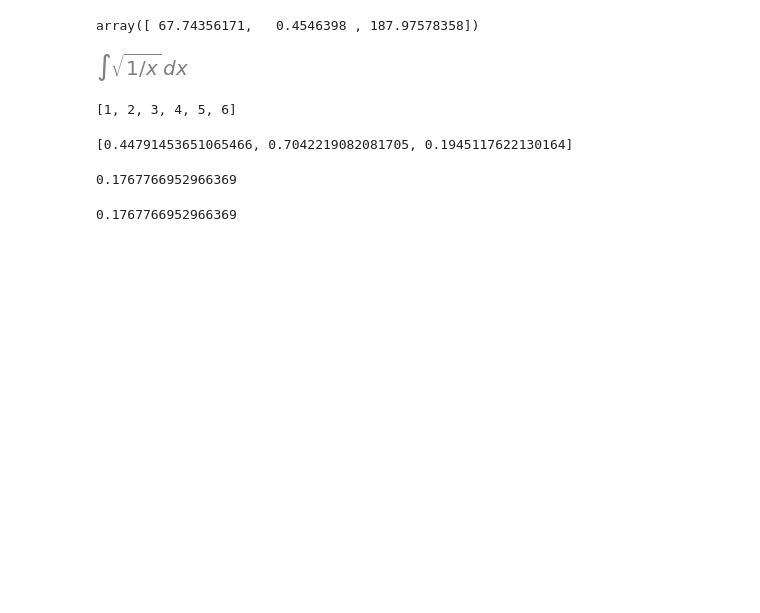
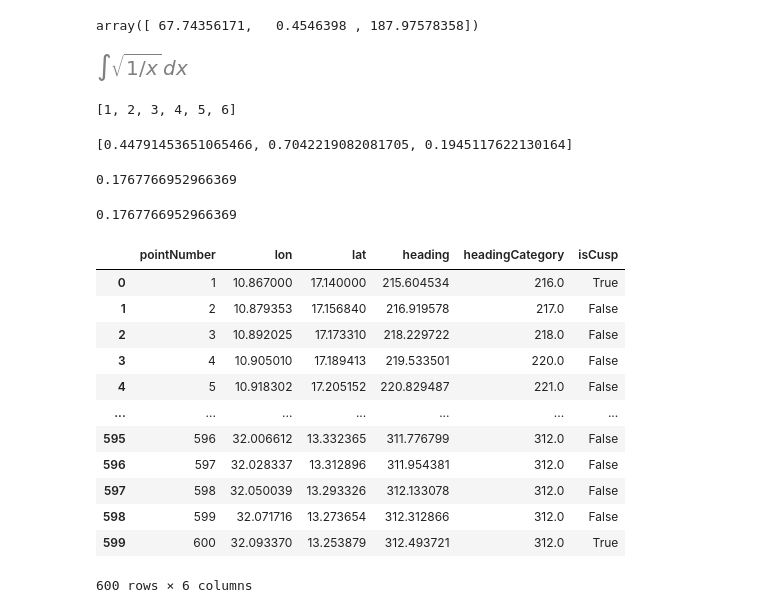
Before and after one commit to ssajous/europa-cycloids, a Jupyter notebook: src/Sample.ipynb, the cells around one changed output. Saved outputs shown, nothing was run; the diff lists cells and outputs as text; code cells hidden in the pictures; blank space fills up the shorter version.

Commit message:
added code to load all cycloids

```diff
--- a/src/Sample.ipynb
+++ b/src/Sample.ipynb
@@ -2001,3 +2001,22 @@ np.sqrt(np.sum(np.power(errors, 2))) / 32
 np.sqrt(np.sum(np.power(errors, 2))) / 32
 # %% [output]
 0.1767766952966369
+# %%
+import cycloidData as cd
+
+things = cd.loadAllCycloids()
+things['alex'].curve
+# %% [output]
+|  | pointNumber | lon | lat | heading | headingCategory | isCusp |
+| 0 | 1 | 10.867000 | 17.140000 | 215.604534 | 216.0 | True |
+| 1 | 2 | 10.879353 | 17.156840 | 216.919578 | 217.0 | False |
+| 2 | 3 | 10.892025 | 17.173310 | 218.229722 | 218.0 | False |
+| 3 | 4 | 10.905010 | 17.189413 | 219.533501 | 220.0 | False |
+| 4 | 5 | 10.918302 | 17.205152 | 220.829487 | 221.0 | False |
+| ... | ... | ... | ... | ... | ... | ... |
+| 595 | 596 | 32.006612 | 13.332365 | 311.776799 | 312.0 | False |
+| 596 | 597 | 32.028337 | 13.312896 | 311.954381 | 312.0 | False |
+| 597 | 598 | 32.050039 | 13.293326 | 312.133078 | 312.0 | False |
+| 598 | 599 | 32.071716 | 13.273654 | 312.312866 | 312.0 | False |
+| 599 | 600 | 32.093370 | 13.253879 | 312.493721 | 312.0 | True |
+600 rows × 6 columns
```
Also changed, not shown: 3 other files.
